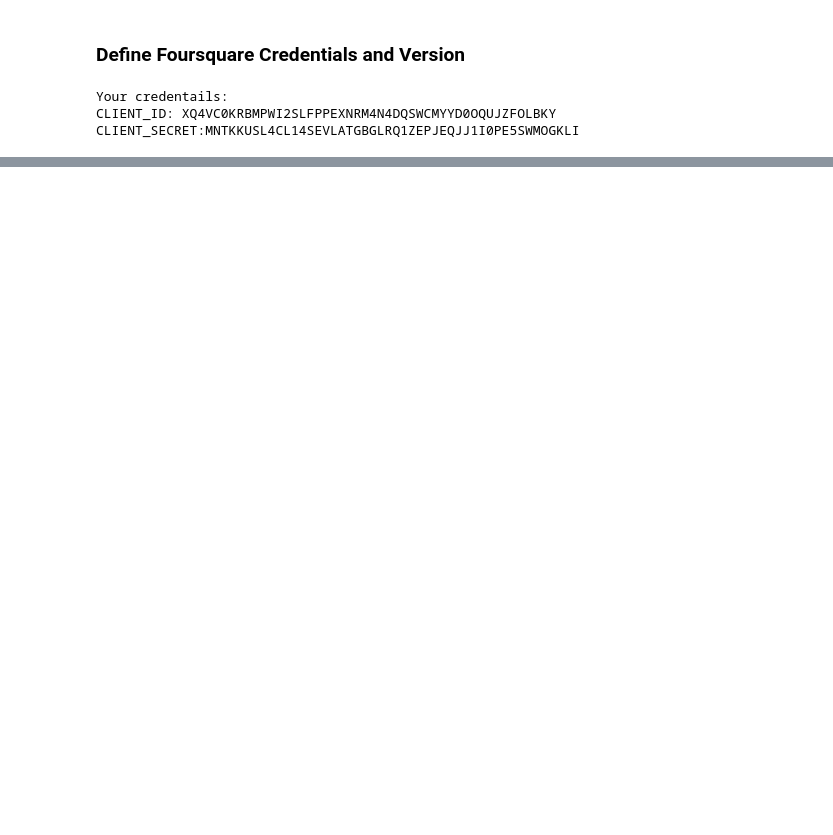
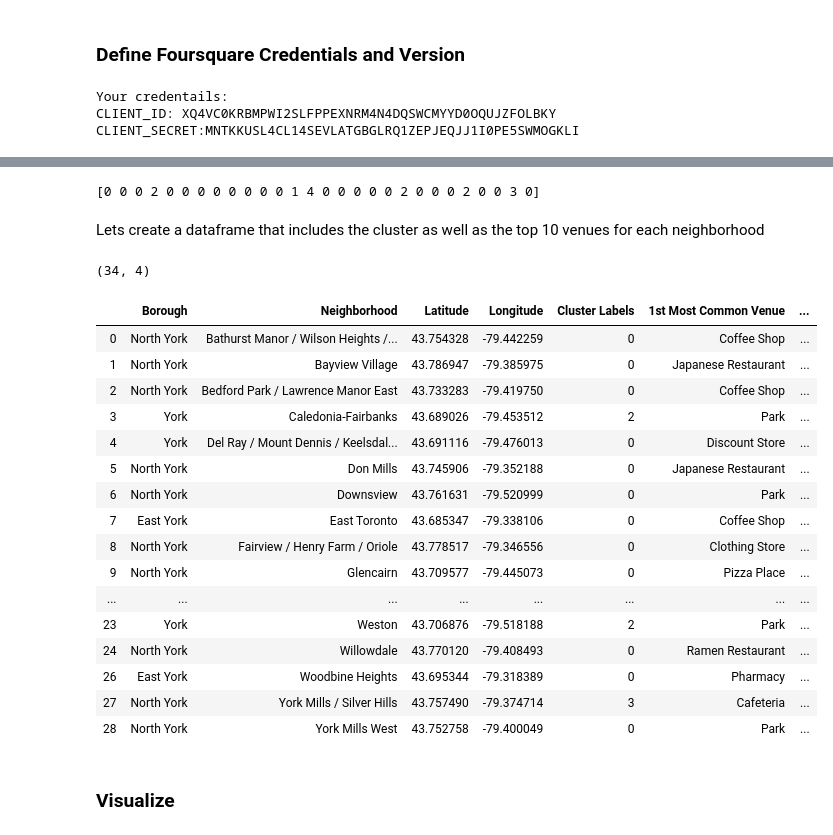
Before and after one commit to abrarahmadraza/Coursera_Capstone, a Jupyter notebook: Capstone_Notebook.ipynb, the cells around one changed output, grey strips where cells are left out. Drawn from its saved outputs; the diff is of its cells as text; code cells hidden in the pictures; blank space fills up the shorter version.

```diff
--- a/Capstone_Notebook.ipynb
+++ b/Capstone_Notebook.ipynb
@@ -300,0 +657,6 @@ CLIENT_SECRET:MNTKKUSL4CL14SEVLATGBGLRQ1ZEPJEQJJ1I0PE5SWMOGKLI
+# %%
+def return_most_common_venues(row, num_top_venues):
+    row_categories = row.iloc[1:]
+    row_categories_sorted = row_categories.sort_values(ascending = False)
+
+    return row_categories_sorted.index.values[0:num_top_venues]
@@ -300,0 +717,57 @@ CLIENT_SECRET:MNTKKUSL4CL14SEVLATGBGLRQ1ZEPJEQJJ1I0PE5SWMOGKLI
+# %%
+from sklearn.cluster import KMeans
+#set number of clusters
+kclusters= 5
+york_grouped.sort_values('Neighborhood', ascending =True,inplace=True)
+york_grouped_clustering = york_grouped.drop('Neighborhood', 1)
+
+#run k-means clustering
+kmeans = KMeans(n_clusters=kclusters, random_state = 0).fit(york_grouped_clustering)
+
+#check cluster labels generated fro each row in  the dataframe
+print(kmeans.labels_[:])
+# %% [output]
+[0 0 0 2 0 0 0 0 0 0 0 0 1 4 0 0 0 0 0 2 0 0 0 2 0 0 3 0]
+# %% [markdown]
+Lets create a dataframe that includes the cluster as well as the top 10 venues for each neighborhood
+# %%
+york.shape
+# %% [output]
+(34, 4)
+# %%
+#function to remove duplicates from the York dataframe so as to merge it with neighborhood_venues_sorted datframe
+def get_first_val_keep_cols(group):
+        return group.loc[group['Neighborhood'].first_valid_index(), :]
+# %%
+#copy the original dataFrame
+new_york= york.copy(deep=True)
+#Remove the duplicates
+york_merge= new_york.sort_values('Neighborhood', ascending =True).reset_index(drop=True)
+york_merged= york_merge.groupby('Neighborhood', as_index= False).apply(get_first_val_keep_cols)
+york_merged= york_merged[york_merged['Neighborhood'] != "Willowdale / Newtonbrook"]
+
+york_merged['Cluster Labels'] = kmeans.labels_
+
+# merge toronto_grouped with toronto_data to add latitude longitude for each neighborhood
+york_merged = york_merged.join(neighborhoods_venues_sorted.set_index('Neighborhood'), on = 'Neighborhood')
+york_merged
+# %% [output]
+|  | Borough | Neighborhood | Latitude | Longitude | Cluster Labels | 1st Most Common Venue | ... |
+| 0 | North York | Bathurst Manor / Wilson Heights /... | 43.754328 | -79.442259 | 0 | Coffee Shop | ... |
+| 1 | North York | Bayview Village | 43.786947 | -79.385975 | 0 | Japanese Restaurant | ... |
+| 2 | North York | Bedford Park / Lawrence Manor East | 43.733283 | -79.419750 | 0 | Coffee Shop | ... |
+| 3 | York | Caledonia-Fairbanks | 43.689026 | -79.453512 | 2 | Park | ... |
+| 4 | York | Del Ray / Mount Dennis / Keelsdal... | 43.691116 | -79.476013 | 0 | Discount Store | ... |
+| 5 | North York | Don Mills | 43.745906 | -79.352188 | 0 | Japanese Restaurant | ... |
+| 6 | North York | Downsview | 43.761631 | -79.520999 | 0 | Park | ... |
+| 7 | East York | East Toronto | 43.685347 | -79.338106 | 0 | Coffee Shop | ... |
+| 8 | North York | Fairview / Henry Farm / Oriole | 43.778517 | -79.346556 | 0 | Clothing Store | ... |
+| 9 | North York | Glencairn | 43.709577 | -79.445073 | 0 | Pizza Place | ... |
+| ... | ... | ... | ... | ... | ... | ... | ... |
+| 23 | York | Weston | 43.706876 | -79.518188 | 2 | Park | ... |
+| 24 | North York | Willowdale | 43.770120 | -79.408493 | 0 | Ramen Restaurant | ... |
+| 26 | East York | Woodbine Heights | 43.695344 | -79.318389 | 0 | Pharmacy | ... |
+| 27 | North York | York Mills / Silver Hills | 43.757490 | -79.374714 | 3 | Cafeteria | ... |
+| 28 | North York | York Mills West | 43.752758 | -79.400049 | 0 | Park | ... |
+# %% [markdown]
+### Visualize
```
Also changed, not shown: parts of 43 cells of this notebook.
